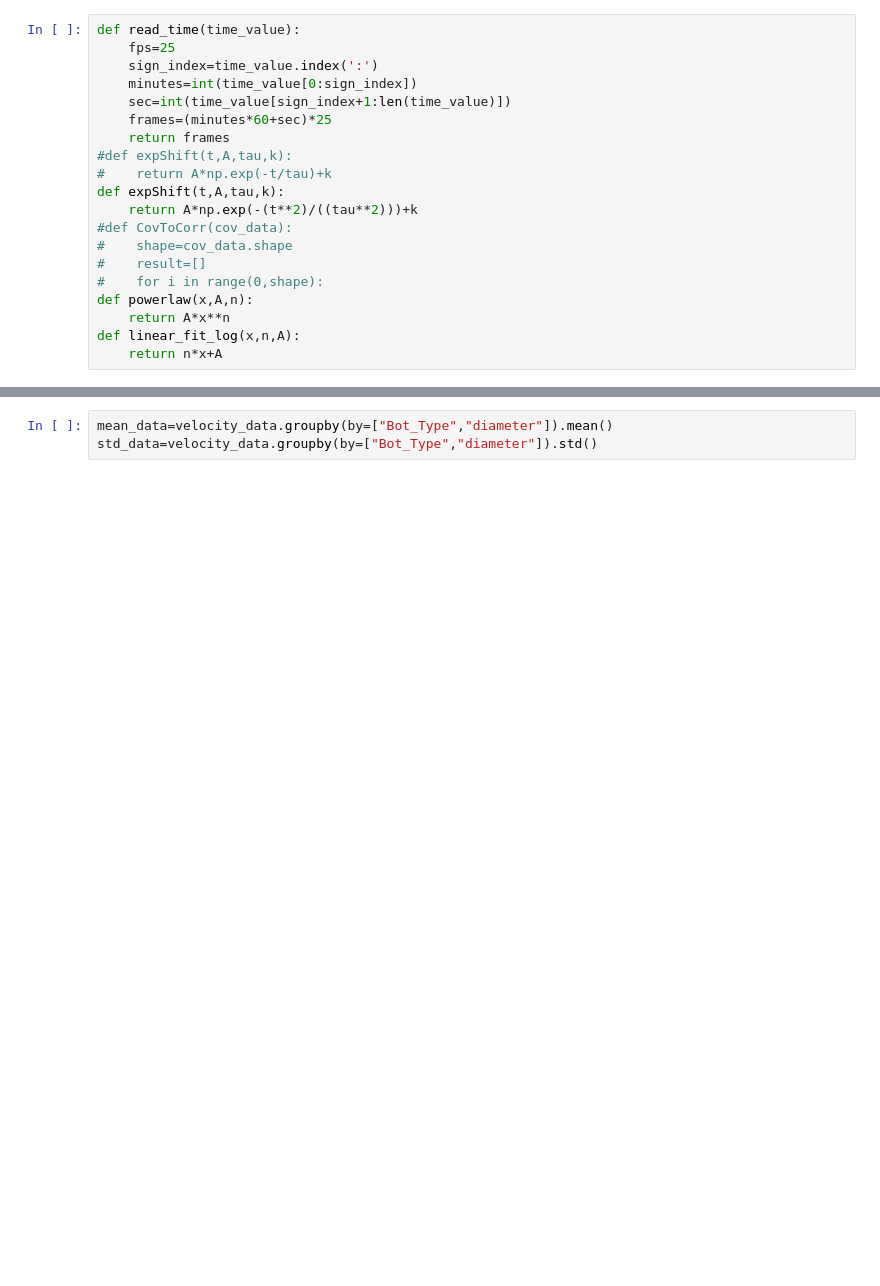
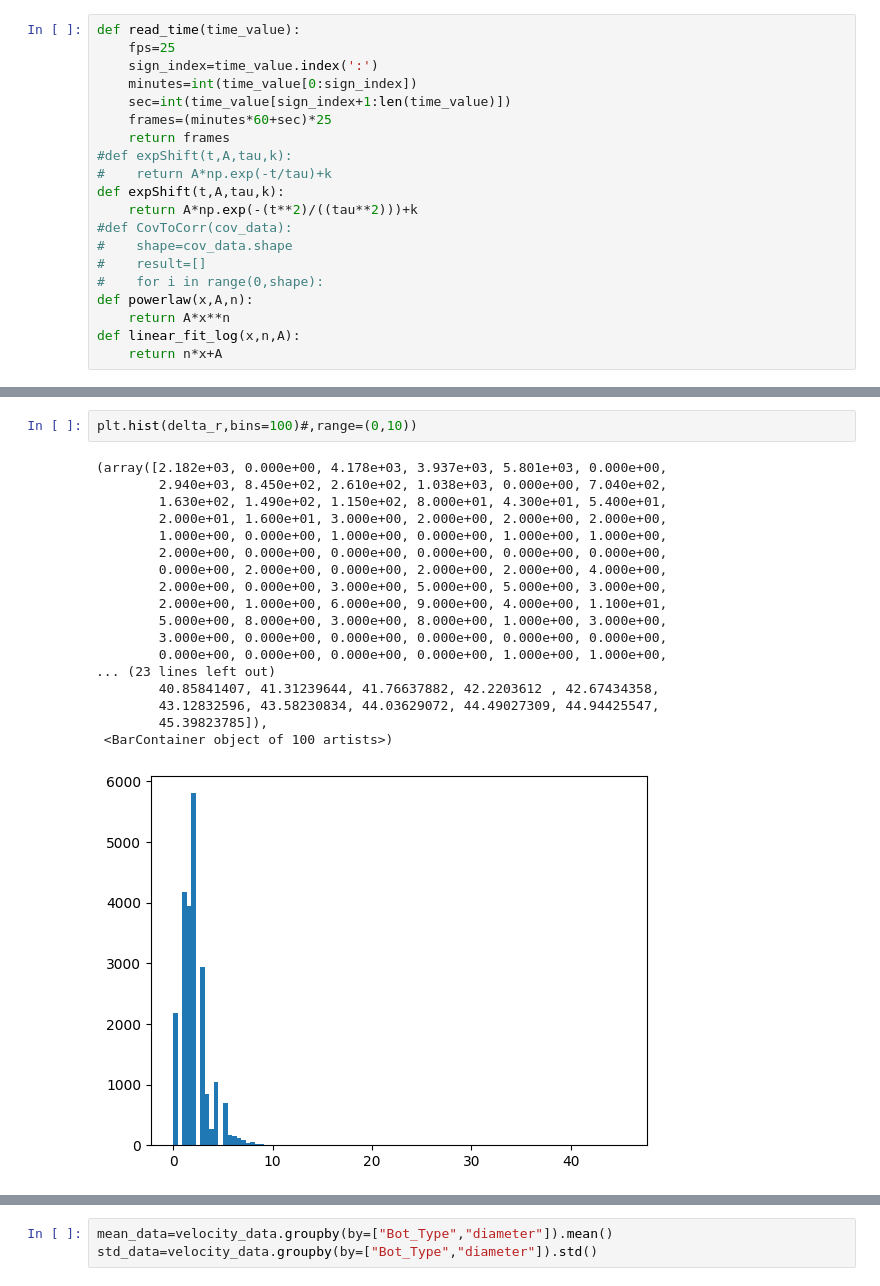
Before and after one commit to complex-lab/robotic_swarms, a Jupyter notebook: mean_velocity_vs_diameter_21bot.ipynb, the cells around one changed output, grey strips where cells are left out. Cells and saved outputs as stored; diff of their text form; blank space fills up the shorter version.

```diff
--- a/mean_velocity_vs_diameter_21bot.ipynb
+++ b/mean_velocity_vs_diameter_21bot.ipynb
@@ -68,5 +68,26 @@ print(mean_V)
 Length: 29666, dtype: float64
 3.6102063270058924
 [figure]
+# %%
+plt.hist(delta_r,bins=100)#,range=(0,10))
+# %% [output]
+(array([2.182e+03, 0.000e+00, 4.178e+03, 3.937e+03, 5.801e+03, 0.000e+00,
+        2.940e+03, 8.450e+02, 2.610e+02, 1.038e+03, 0.000e+00, 7.040e+02,
+        1.630e+02, 1.490e+02, 1.150e+02, 8.000e+01, 4.300e+01, 5.400e+01,
+        2.000e+01, 1.600e+01, 3.000e+00, 2.000e+00, 2.000e+00, 2.000e+00,
+        1.000e+00, 0.000e+00, 1.000e+00, 0.000e+00, 1.000e+00, 1.000e+00,
+        2.000e+00, 0.000e+00, 0.000e+00, 0.000e+00, 0.000e+00, 0.000e+00,
+        0.000e+00, 2.000e+00, 0.000e+00, 2.000e+00, 2.000e+00, 4.000e+00,
+        2.000e+00, 0.000e+00, 3.000e+00, 5.000e+00, 5.000e+00, 3.000e+00,
+        2.000e+00, 1.000e+00, 6.000e+00, 9.000e+00, 4.000e+00, 1.100e+01,
+        5.000e+00, 8.000e+00, 3.000e+00, 8.000e+00, 1.000e+00, 3.000e+00,
+        3.000e+00, 0.000e+00, 0.000e+00, 0.000e+00, 0.000e+00, 0.000e+00,
+        0.000e+00, 0.000e+00, 0.000e+00, 0.000e+00, 1.000e+00, 1.000e+00,
+... (23 lines left out)
+        40.85841407, 41.31239644, 41.76637882, 42.2203612 , 42.67434358,
+        43.12832596, 43.58230834, 44.03629072, 44.49027309, 44.94425547,
+        45.39823785]),
+ <BarContainer object of 100 artists>)
+[figure, added]
 # %%
 passive_path='C:\\Users\\User\\Documents\\Eden\\locate_git_code\\packaged'
```
Also changed, not shown: parts of 4 cells of this notebook, 1 other file.
